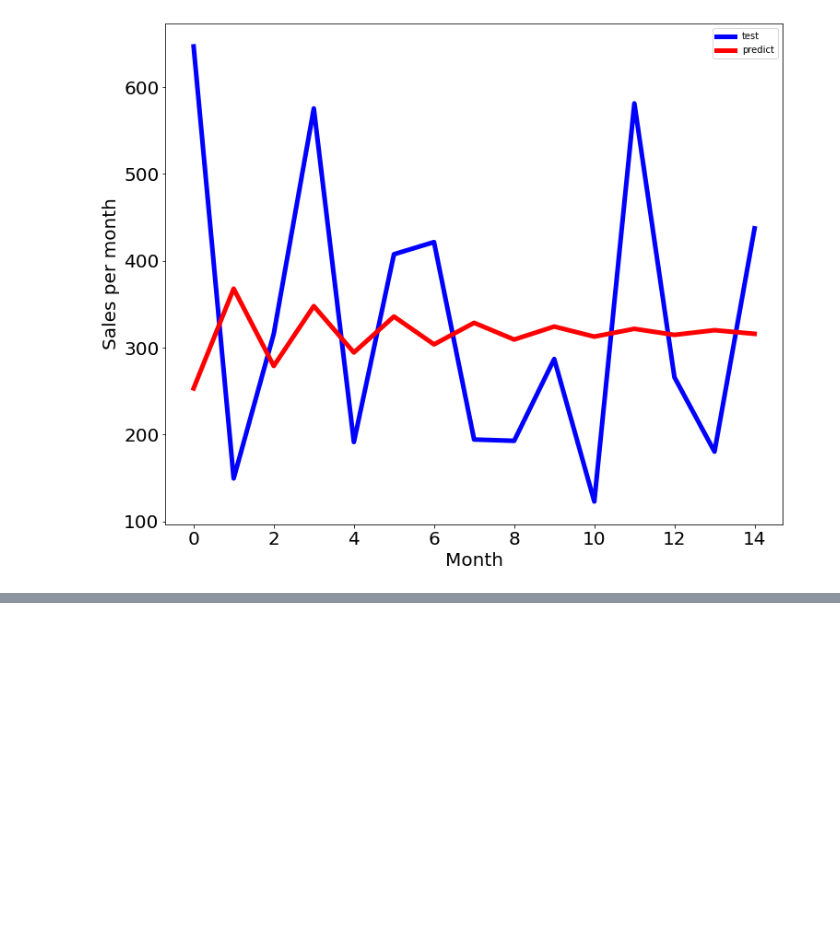
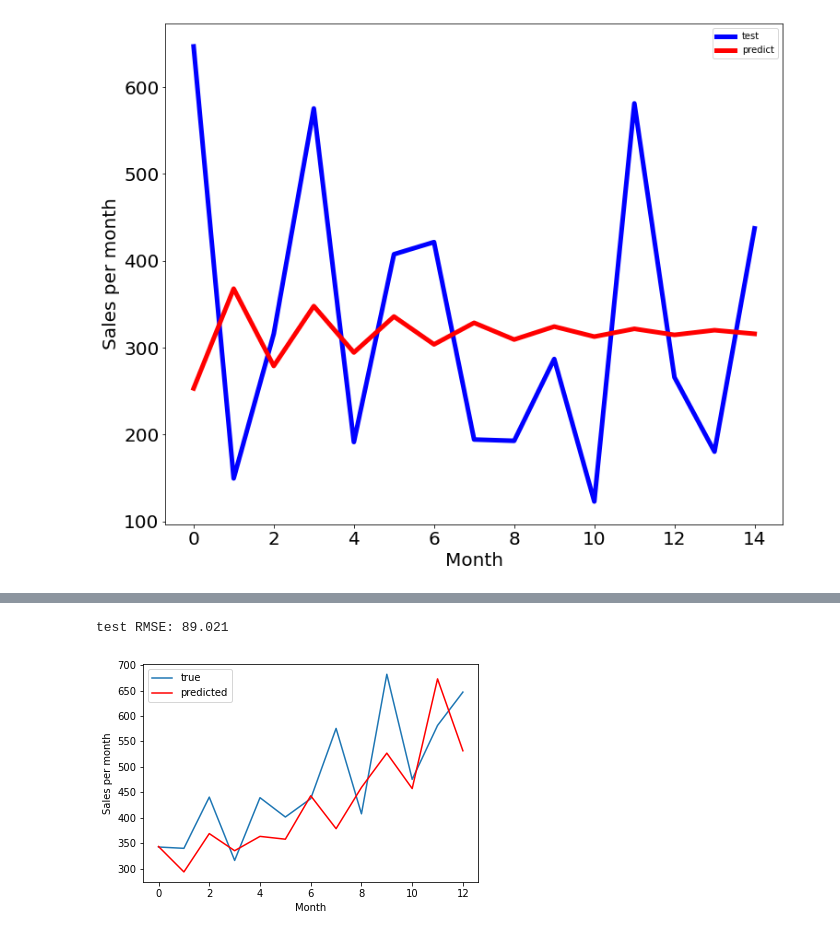
Before and after one commit to Segodnya/summer_internship_2021, a Jupyter notebook: PG_Shampoo_Case/Shampoo_Sales.ipynb, the cells around one changed output, grey strips where cells are left out. Saved outputs shown, nothing was run; the diff lists cells and outputs as text; code cells hidden in the pictures; blank space fills up the shorter version.

```diff
--- a/PG_Shampoo_Case/Shampoo_Sales.ipynb
+++ b/PG_Shampoo_Case/Shampoo_Sales.ipynb
@@ -151,3 +162,19 @@ plt.show()
 df_compare.to_csv('submission.csv')
 # %% [output]
 [figure]
+# %%
+# P&G-suggested ARIMA-model and plot
+
+size = int(len(sales) * 0.65)
+train_set, test_set = sales.values[0:size], sales.values[size:len(sales)]
+history = [x for x in train_set]
+predictions = list()
+
+# walk-forward валидация
+for t in range(len(test_set)):
+    model = ARIMA(history, order=(5, 1, 0))
+    model_fit = model.fit()
+    output = model_fit.forecast()
+    predictions.append(output[0])
+    history.append(test_set[t])
+    print('predicted=%f, expected=%f' % (output[0], test_set[t]))
@@ -153,0 +195,16 @@ df_compare.to_csv('submission.csv')
+# %%
+# оценка прогнозов
+rmse = sqrt(mean_squared_error(test_set, predictions))
+print('test RMSE: %.3f' % rmse)
+# %% [output]
+test RMSE: 89.021
+# %%
+# строим график прогноз vs. актуальные значения
+plt.plot(test_set, label='true')
+plt.plot(predictions, color='red', label='predicted')
+plt.xlabel('Month')
+plt.ylabel('Sales per month')
+plt.legend()
+plt.show()
+# %% [output]
+[figure, added]
```
Also changed, not shown: parts of 6 cells of this notebook.
